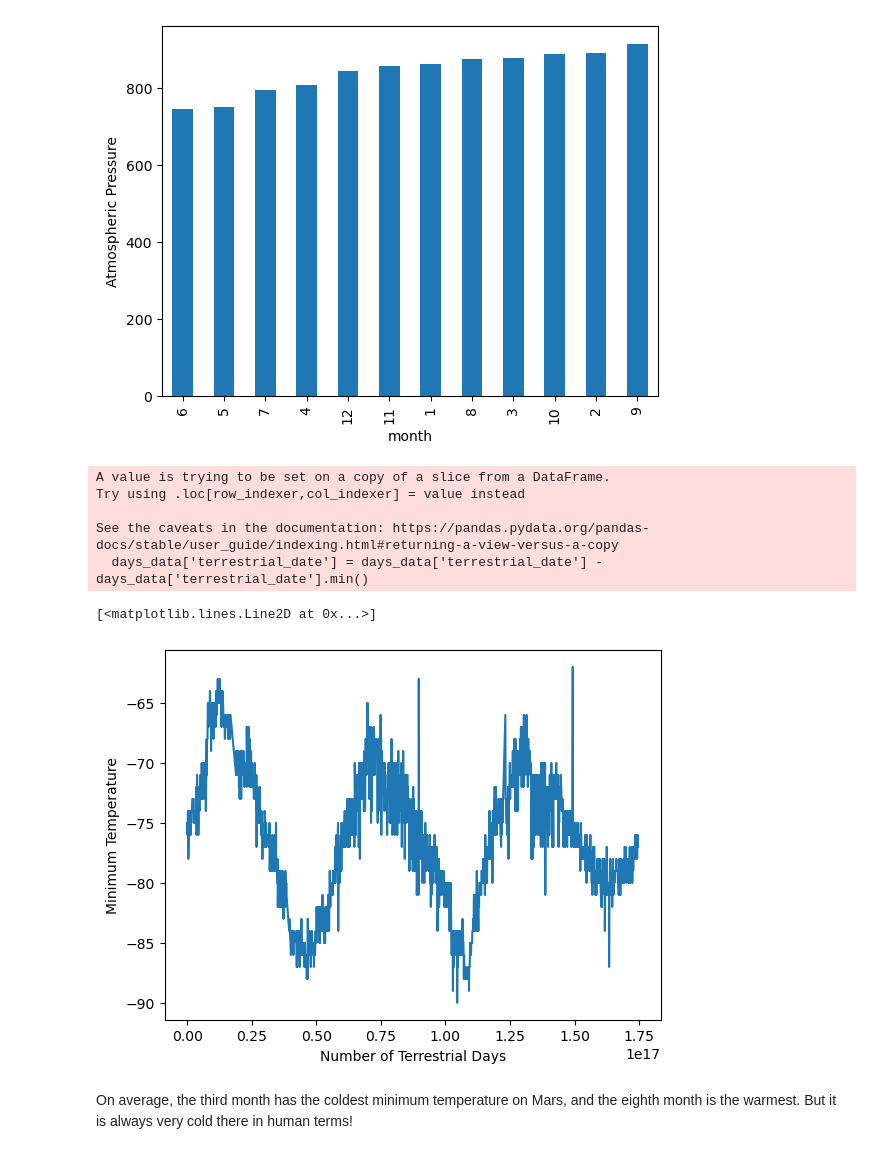
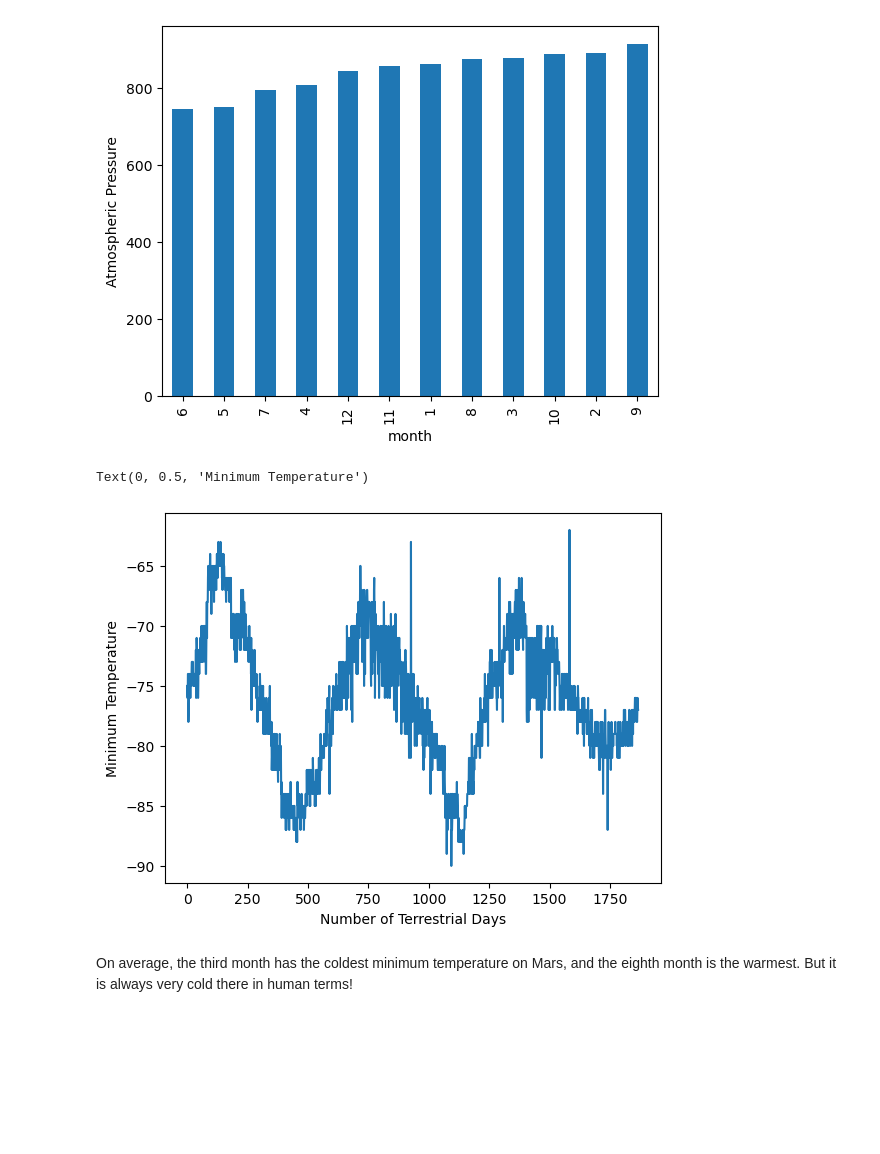
Before and after one commit to v4l3-v1ll4rr03l/mars-challenge, a Jupyter notebook: part_2_mars_weather.ipynb, the cells around one changed output. Cells and saved outputs as stored; diff of their text form; code cells hidden in the pictures; blank space fills up the shorter version.

```diff
--- a/part_2_mars_weather.ipynb
+++ b/part_2_mars_weather.ipynb
@@ -211,21 +211,12 @@ Text(0, 0.5, 'Atmospheric Pressure')
 [figure]
 # %%
 # 5. How many terrestrial (earth) days are there in a Martian year?
-days_data = mars_df[['terrestrial_date', 'min_temp']]
-days_data['terrestrial_date'] = days_data['terrestrial_date'] - days_data['terrestrial_date'].min()
-x = days_data['terrestrial_date']
-y = days_data['min_temp']
-plt.xlabel("Number of Terrestrial Days")
-plt.ylabel("Minimum Temperature")
-plt.plot(x,y)
+days_plot = mars_df.min_temp.plot()
+days_plot.set_xlabel("Number of Terrestrial Days")
+days_plot.set_ylabel("Minimum Temperature")
 # %% [output]
-A value is trying to be set on a copy of a slice from a DataFrame.
-Try using .loc[row_indexer,col_indexer] = value instead
-
-See the caveats in the documentation: https://pandas.pydata.org/pandas-docs/stable/user_guide/indexing.html#returning-a-view-versus-a-copy
-  days_data['terrestrial_date'] = days_data['terrestrial_date'] - days_data['terrestrial_date'].min()
+Text(0, 0.5, 'Minimum Temperature')
-[<matplotlib.lines.Line2D at 0x...>]
-[figure, old version]
+[figure, new version]
 # %% [markdown]
 On average, the third month has the coldest minimum temperature on Mars, and the eighth month is the warmest. But it is always very cold there in human terms!
 # %% [markdown]
```
Also changed, not shown: parts of 1 cell of this notebook.
